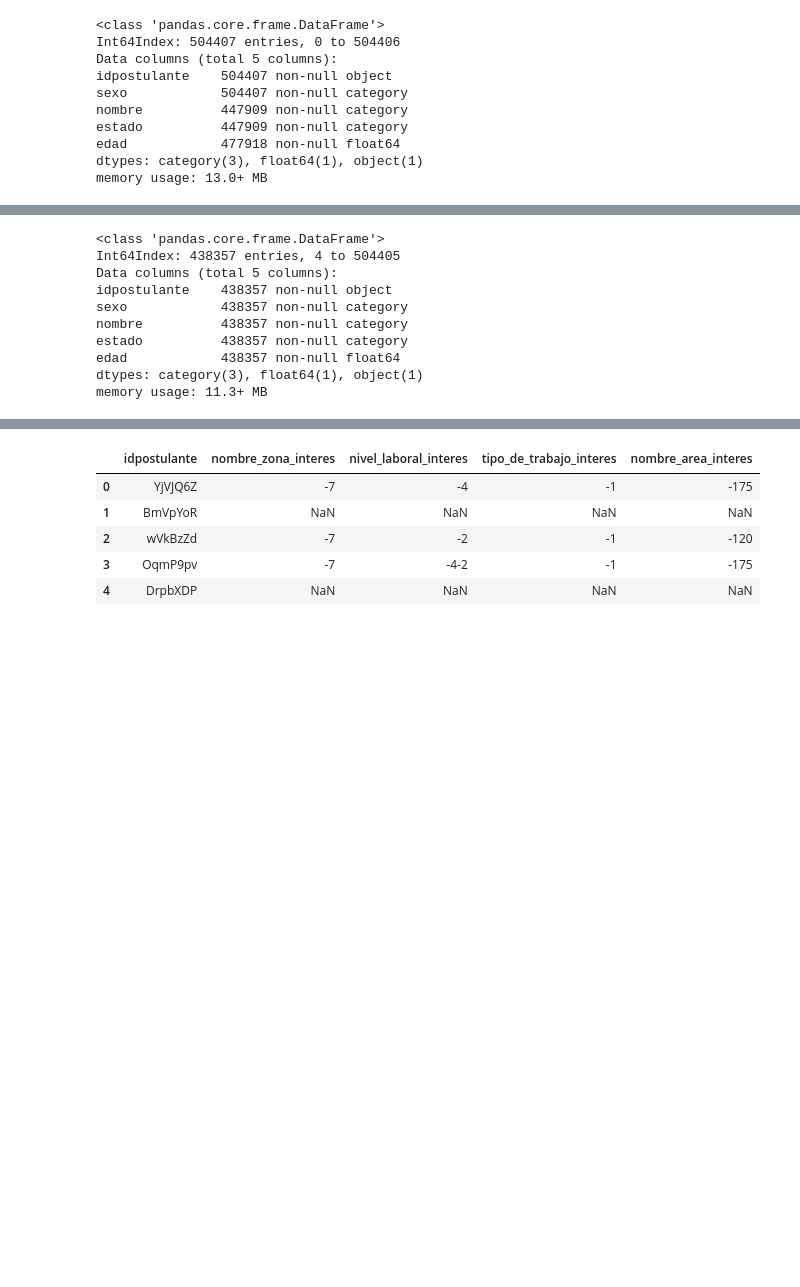
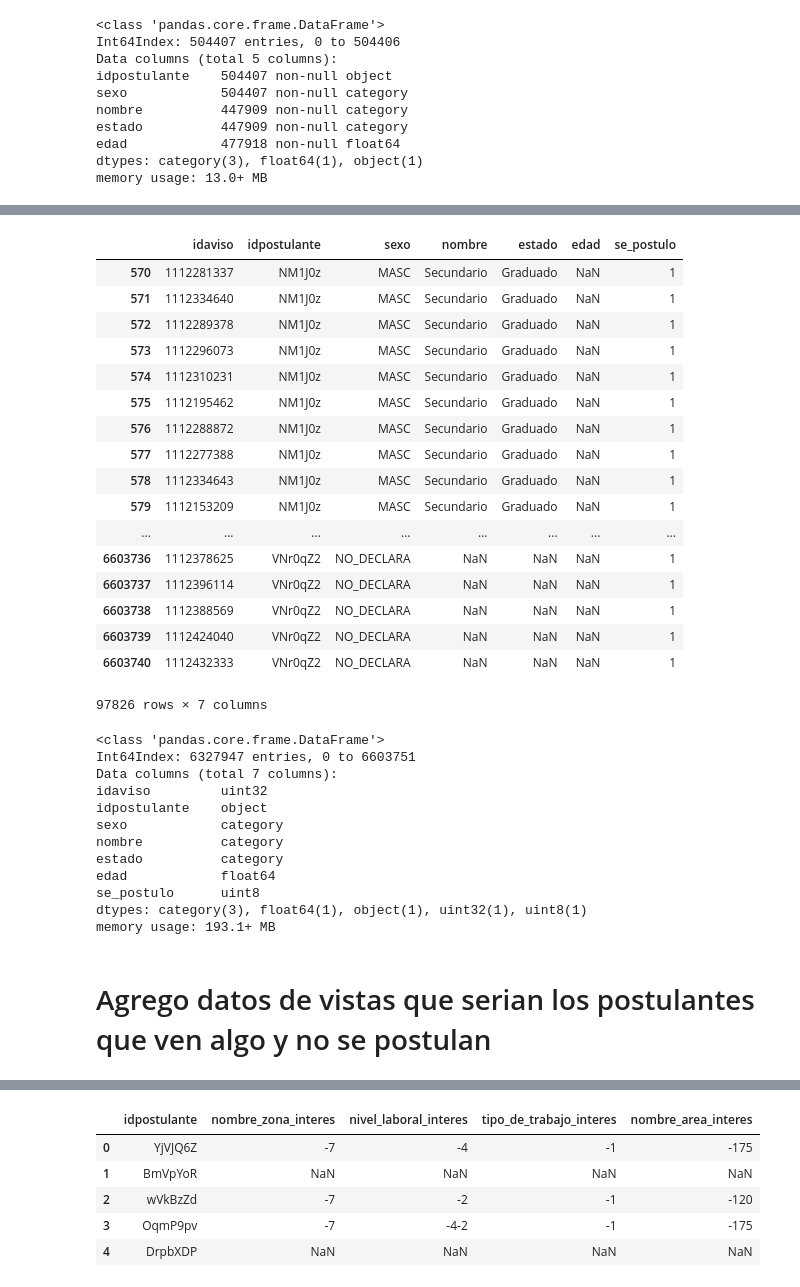
Before and after one commit to lucioll/NaventDatosTP, a Jupyter notebook: asdd/Preparacion csv Postulantes.ipynb, the cells around one changed output, grey strips where cells are left out. Drawn from its saved outputs; the diff is of its cells as text; code cells hidden in the pictures; blank space fills up the shorter version.

```diff
--- a/asdd/Preparacion csv Postulantes.ipynb
+++ b/asdd/Preparacion csv Postulantes.ipynb
@@ -46,7 +45,7 @@ dtypes_type = [i.name for i in dtypes.values]
 
 column_types = dict(zip(dtypes_col, dtypes_type))
 
-postulantes_genero_edad = pd.read_csv('Data/Postulantes-Genero-Edad/postulantes_genero_y_edad-merge.csv',
+postulantes_genero_edad = pd.read_csv('/home/lucio/Documentos/Datos/NaventDatosTP/Data/Postulantes-Genero-Edad/postulantes_genero_y_edad-merge.csv',
                                     dtype=column_types,parse_dates=['fechanacimiento'],
                                       infer_datetime_format=True)
 postulantes_genero_edad = postulantes_genero_edad.drop(columns=['Unnamed: 0'])
@@ -62,7 +61,7 @@ dtypes_type = [i.name for i in dtypes.values]
 
 column_types = dict(zip(dtypes_col, dtypes_type))
 
-postulantes_educacion = pd.read_csv('Data/Postulantes-Educacion/postulantes_educacion-merge.csv',
+postulantes_educacion = pd.read_csv('/home/lucio/Documentos/Datos/NaventDatosTP/Data/Postulantes-Educacion/postulantes_educacion-merge.csv',
                                     dtype=column_types)
 postulantes_educacion = postulantes_educacion.drop(columns=['Unnamed: 0','nombre_numerico'])
 # %%
@@ -114,0 +116,6 @@ memory usage: 13.0+ MB
+# %%
+merge_postulaciones = pd.merge(postulaciones,postulantes_merge,how='left',on='idpostulante')
+# %%
+#Creo columna con un 1 para indicar postulacion
+merge_postulaciones['se_postulo'] = 1
+merge_postulaciones['se_postulo'] = merge_postulaciones[['se_postulo']].apply(pd.to_numeric,downcast='unsigned')
@@ -115,17 +137,42 @@ memory usage: 13.0+ MB
+# %%
+merge_postulaciones[merge_postulaciones['edad'].isnull()]
+# %% [output]
+|  | idaviso | idpostulante | sexo | nombre | estado | edad | se_postulo |
+| 570 | 1112281337 | NM1J0z | MASC | Secundario | Graduado | NaN | 1 |
+| 571 | 1112334640 | NM1J0z | MASC | Secundario | Graduado | NaN | 1 |
+| 572 | 1112289378 | NM1J0z | MASC | Secundario | Graduado | NaN | 1 |
+| 573 | 1112296073 | NM1J0z | MASC | Secundario | Graduado | NaN | 1 |
+| 574 | 1112310231 | NM1J0z | MASC | Secundario | Graduado | NaN | 1 |
+| 575 | 1112195462 | NM1J0z | MASC | Secundario | Graduado | NaN | 1 |
+| 576 | 1112288872 | NM1J0z | MASC | Secundario | Graduado | NaN | 1 |
+| 577 | 1112277388 | NM1J0z | MASC | Secundario | Graduado | NaN | 1 |
+| 578 | 1112334643 | NM1J0z | MASC | Secundario | Graduado | NaN | 1 |
+| 579 | 1112153209 | NM1J0z | MASC | Secundario | Graduado | NaN | 1 |
+| ... | ... | ... | ... | ... | ... | ... | ... |
+| 6603736 | 1112378625 | VNr0qZ2 | NO_DECLARA | NaN | NaN | NaN | 1 |
+| 6603737 | 1112396114 | VNr0qZ2 | NO_DECLARA | NaN | NaN | NaN | 1 |
+| 6603738 | 1112388569 | VNr0qZ2 | NO_DECLARA | NaN | NaN | NaN | 1 |
+| 6603739 | 1112424040 | VNr0qZ2 | NO_DECLARA | NaN | NaN | NaN | 1 |
+| 6603740 | 1112432333 | VNr0qZ2 | NO_DECLARA | NaN | NaN | NaN | 1 |
+97826 rows × 7 columns
 # %%
-#Me quedo con los registros con todos los datos
-postulantes_merge = postulantes_merge[postulantes_merge['nombre'].notnull() &
-                                      postulantes_merge['estado'].notnull() &
-                                     postulantes_merge['edad'].notnull()]
-postulantes_merge.info()
+#Me quedo con los registros con todos los datos (por ahora desp ver si se puede usar imputing)
+merge_sin_nan = merge_postulaciones[merge_postulaciones['nombre'].notnull() &
+                                    merge_postulaciones['estado'].notnull() &
+                                    merge_postulaciones['edad'].notnull()]
+merge_sin_nan.info()
 # %% [output]
 <class 'pandas.core.frame.DataFrame'>
-Int64Index: 438357 entries, 4 to 504405
-Data columns (total 5 columns):
-idpostulante    438357 non-null object
-sexo            438357 non-null category
-nombre          438357 non-null category
-estado          438357 non-null category
-edad            438357 non-null float64
-dtypes: category(3), float64(1), object(1)
-memory usage: 11.3+ MB
+Int64Index: 6327947 entries, 0 to 6603751
+Data columns (total 7 columns):
+idaviso         uint32
+idpostulante    object
+sexo            category
+nombre          category
+estado          category
+edad            float64
+se_postulo      uint8
+dtypes: category(3), float64(1), object(1), uint32(1), uint8(1)
+memory usage: 193.1+ MB
+# %% [markdown]
+# Agrego datos de vistas que serian los postulantes que ven algo y no se postulan
```
Also changed, not shown: parts of 14 cells of this notebook, 3 other files.
